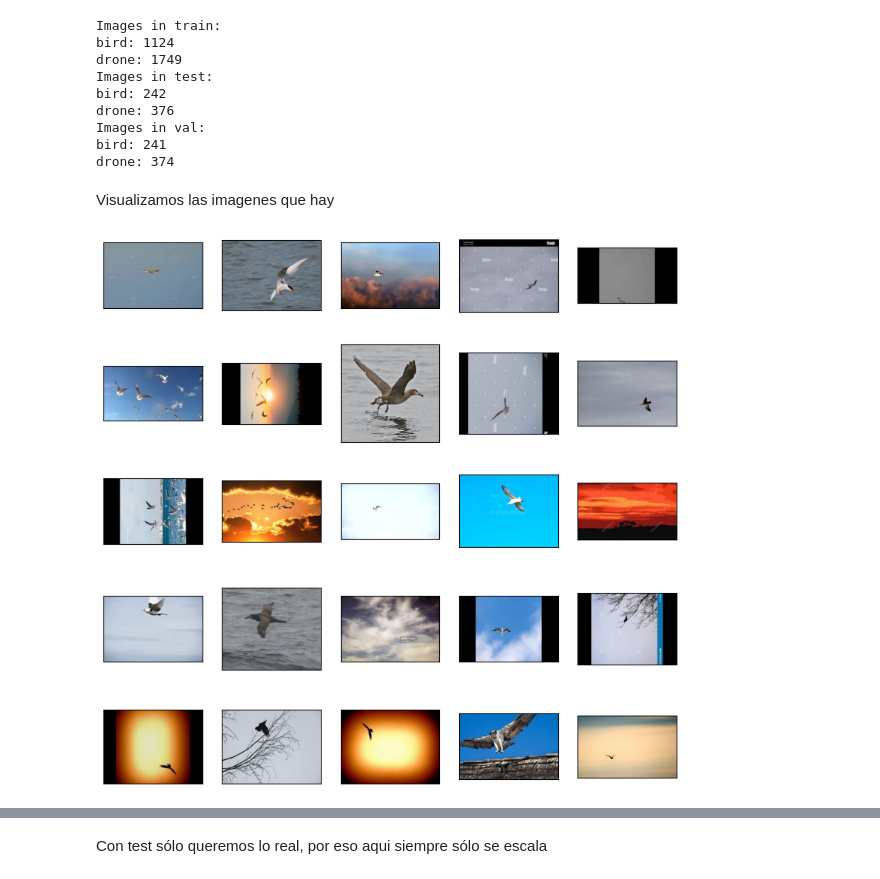
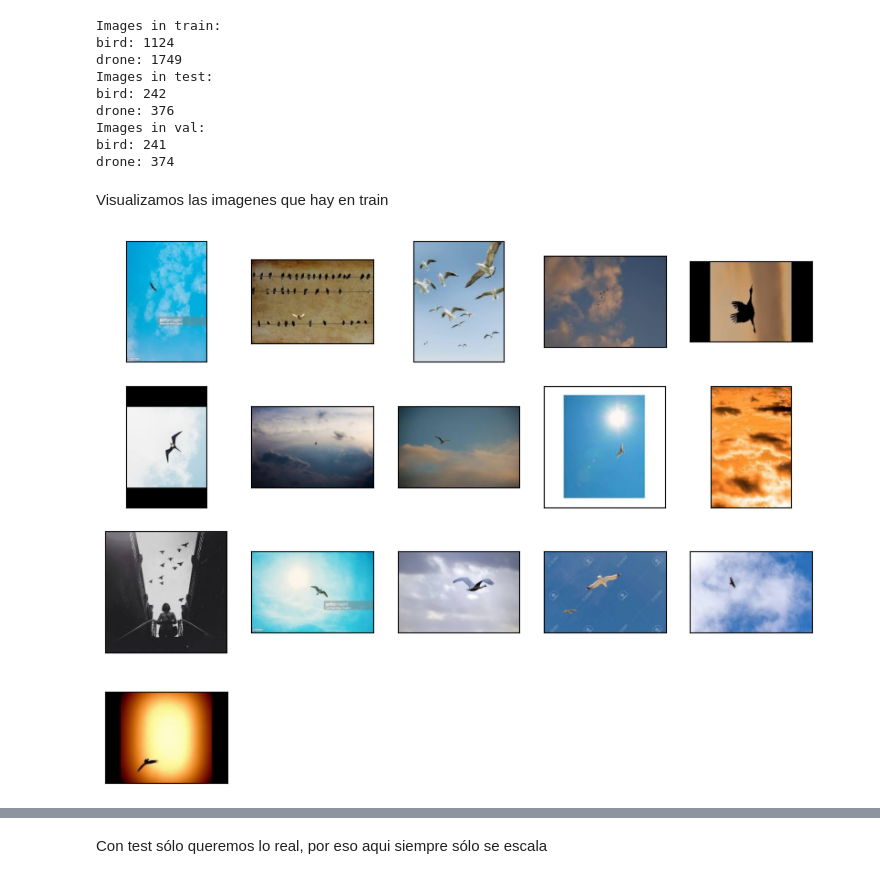
Before and after one commit to July230/AviDetect, a Jupyter notebook: AviDetectClassifier.ipynb, the cells around one changed output, grey strips where cells are left out. Drawn from its saved outputs; the diff is of its cells as text; code cells hidden in the pictures.

```diff
--- a/AviDetectClassifier.ipynb
+++ b/AviDetectClassifier.ipynb
@@ -134,7 +134,7 @@ Images in val:
 bird: 241
 drone: 374
 # %% [markdown]
-Visualizamos las imagenes que hay
+Visualizamos las imagenes que hay en train
 # %%
 trainDirectory = os.path.join(outputDirectory, "train")
 testDirectory = os.path.join(outputDirectory, "test")
@@ -156,16 +156,16 @@ def getImages(directory, numImages, seed=42):
   None
   """
 
-  random.seed(seed)
+  np.random.seed(seed)
 
   plt.figure(figsize=(10,10))
   images = [i for i in os.listdir(directory) if os.path.isfile(os.path.join(directory, i))]
-  random.shuffle(images)
+  np.random.shuffle(images)
   images = images[:numImages]
 
   for i, image in enumerate(images):
     img = plt.imread(os.path.join(directory, image))
-    plt.subplot(5,5,i+1)
+    plt.subplot(4,4,i+1)
     plt.xticks([])
     plt.yticks([])
     plt.grid(False)
@@ -173,7 +173,7 @@ def getImages(directory, numImages, seed=42):
 
   plt.show()
 # %%
-getImages(os.path.join(trainDirectory, "bird"), 25)
+getImages(os.path.join(trainDirectory, "bird"), 16)
 # %% [output]
-[figure, old version]
+[figure, new version]
 # %%
```
Also changed, not shown: parts of 40 cells of this notebook.
